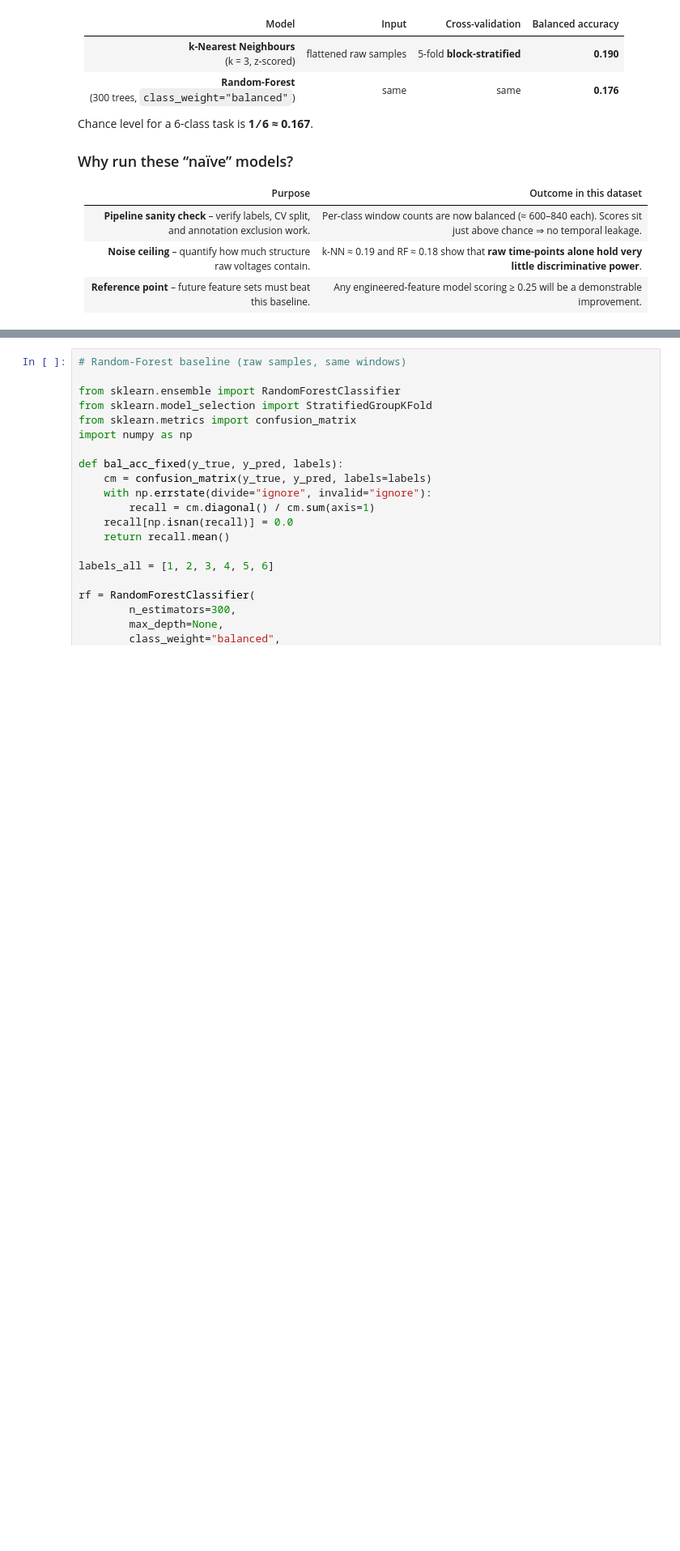
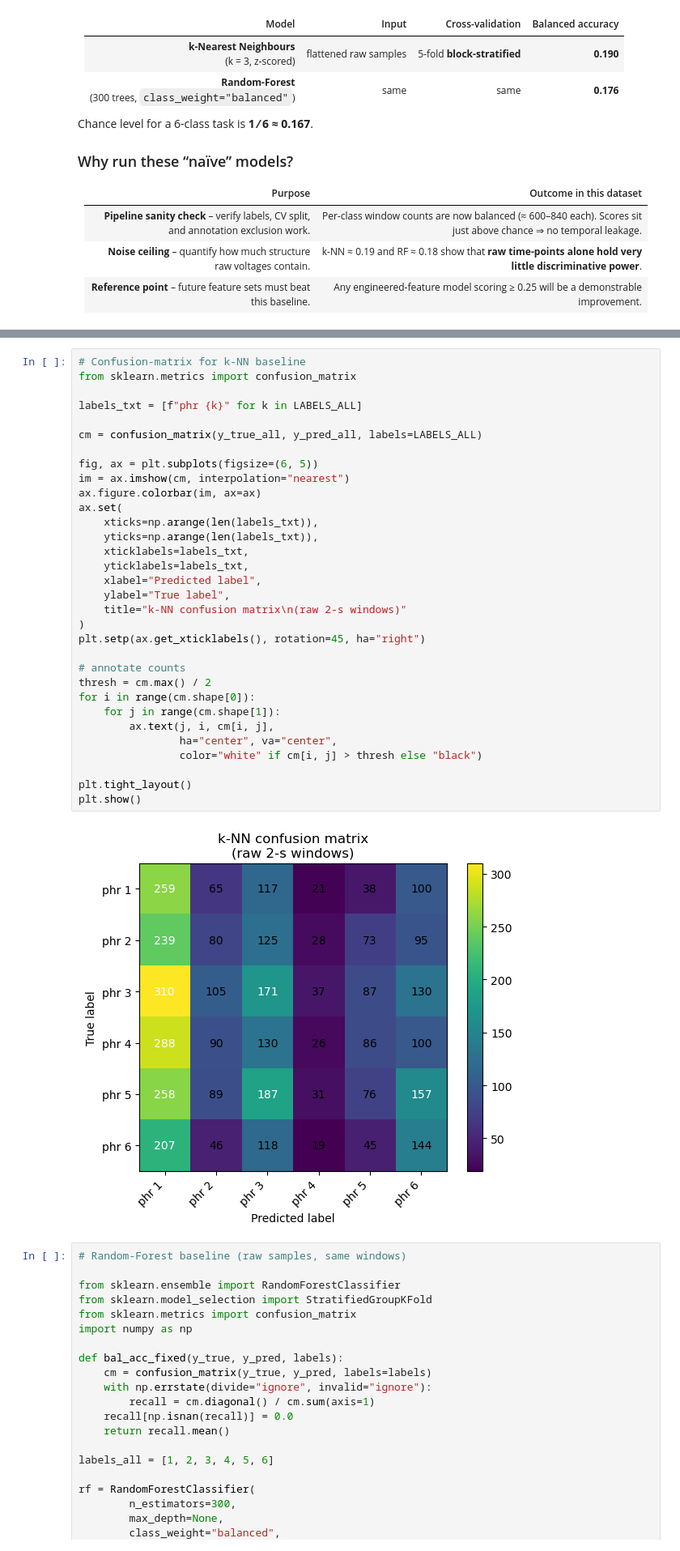
Before and after one commit to linalopes/creativity-in-vitro-eeg, a Jupyter notebook: notebooks/05_Lina_ica_wt_features.ipynb, the cells around one changed output, grey strips where cells are left out. Shown at 81% size. Saved outputs shown, nothing was run; the diff lists cells and outputs as text; blank space fills up the shorter version.

```diff
--- a/notebooks/05_Lina_ica_wt_features.ipynb
+++ b/notebooks/05_Lina_ica_wt_features.ipynb
@@ -717,3 +770,37 @@ k-NN balanced accuracy (raw samples): 0.19006702338754272
+# %%
+# Confusion-matrix for k-NN baseline
+from sklearn.metrics import confusion_matrix
+
+labels_txt = [f"phr {k}" for k in LABELS_ALL]
+
+cm = confusion_matrix(y_true_all, y_pred_all, labels=LABELS_ALL)
+
+fig, ax = plt.subplots(figsize=(6, 5))
+im = ax.imshow(cm, interpolation="nearest")
+ax.figure.colorbar(im, ax=ax)
+ax.set(
+    xticks=np.arange(len(labels_txt)),
+    yticks=np.arange(len(labels_txt)),
+    xticklabels=labels_txt,
+    yticklabels=labels_txt,
+    xlabel="Predicted label",
+    ylabel="True label",
+    title="k-NN confusion matrix\n(raw 2-s windows)"
+)
+plt.setp(ax.get_xticklabels(), rotation=45, ha="right")
+
+# annotate counts
+thresh = cm.max() / 2
+for i in range(cm.shape[0]):
+    for j in range(cm.shape[1]):
+        ax.text(j, i, cm[i, j],
+                ha="center", va="center",
+                color="white" if cm[i, j] > thresh else "black")
+
+plt.tight_layout()
+plt.show()
+# %% [output]
+[figure, added]
 # %%
 # Random-Forest baseline (raw samples, same windows)
 
```
Also changed, not shown: parts of 7 cells of this notebook, 26 other files.
